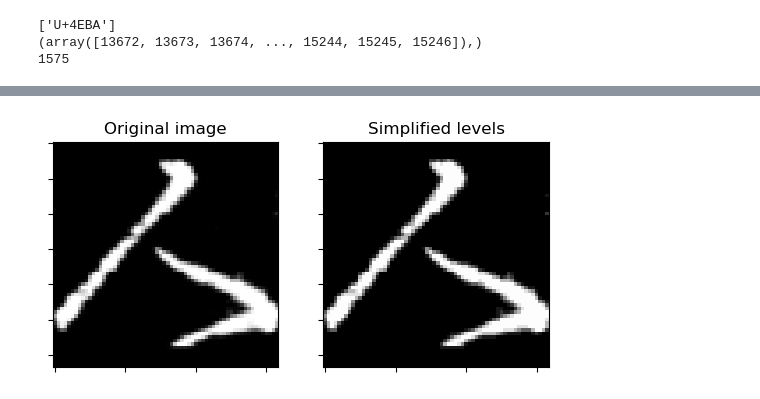
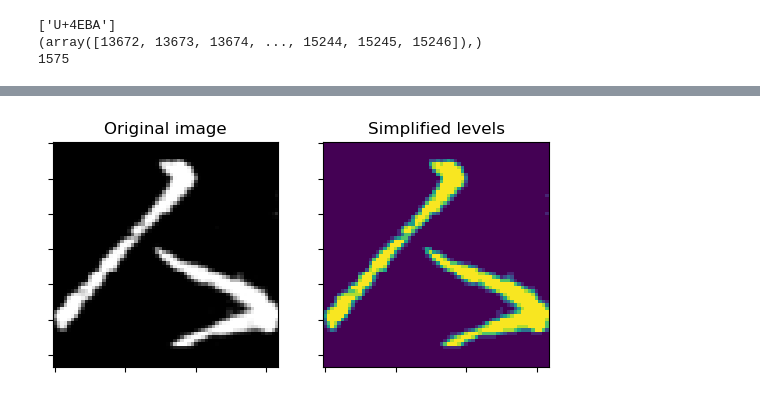
Before and after one commit to krisdanoda/Kanji-recognizer, a Jupyter notebook: clusteringModel.ipynb, the cells around one changed output, grey strips where cells are left out. Saved outputs shown, nothing was run; the diff lists cells and outputs as text; code cells hidden in the pictures.

```diff
--- a/clusteringModel.ipynb
+++ b/clusteringModel.ipynb
@@ -61,32 +70,32 @@ img = images[0]
 # Group similar grey levels using 8 clusters
 values, labels = km_clust(img, n_clusters = 8)
 
 # Create the segmented array from labels and values
 img_segm = np.choose(labels, values)
 # Reshape the array as the original image
 img_segm.shape = img.shape
 
 # Get the values of min and max intensity in the original image
 vmin = img.min()
 vmax = img.max()
 
 fig = plt.figure(1)
 # Plot the original image
 ax1 = fig.add_subplot(1,2,1)
 ax1.imshow(img,cmap=plt.cm.gray, vmin=vmin, vmax=vmax)
 ax1.set_title('Original image')
 
 # Plot the simplified color image
 ax2 = fig.add_subplot(1,2,2)
-ax2.imshow(img_segm, cmap=plt.cm.gray, vmin=vmin, vmax=vmax)
+ax2.imshow(img_segm, vmin=vmin, vmax=vmax)
 ax2.set_title('Simplified levels')
 
 # Get rid of the tick labels
 ax1.set_xticklabels([])
 ax1.set_yticklabels([])
 ax2.set_xticklabels([])
 ax2.set_yticklabels([])
 
 plt.show()
 # %% [output]
-[figure, old version]
+[figure, new version]
```
Also changed, not shown: parts of 3 cells of this notebook.
